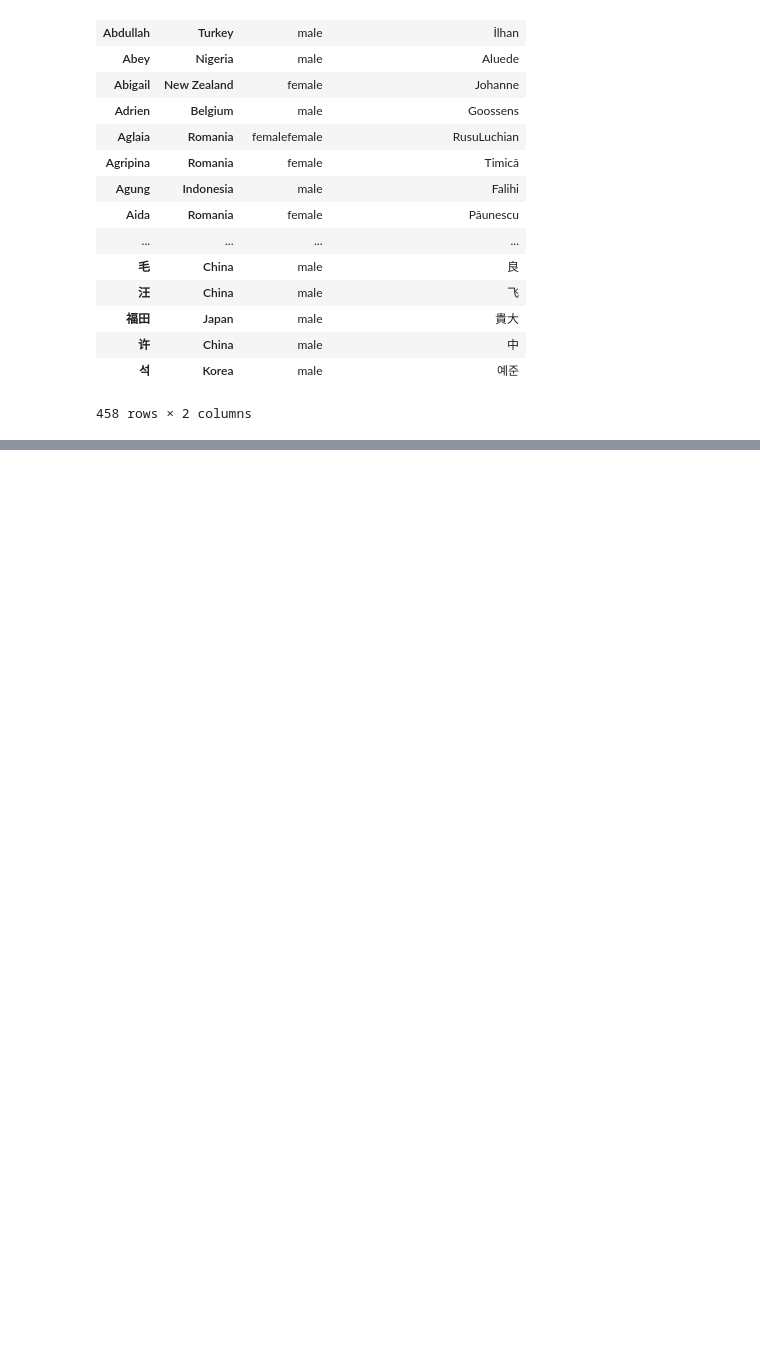
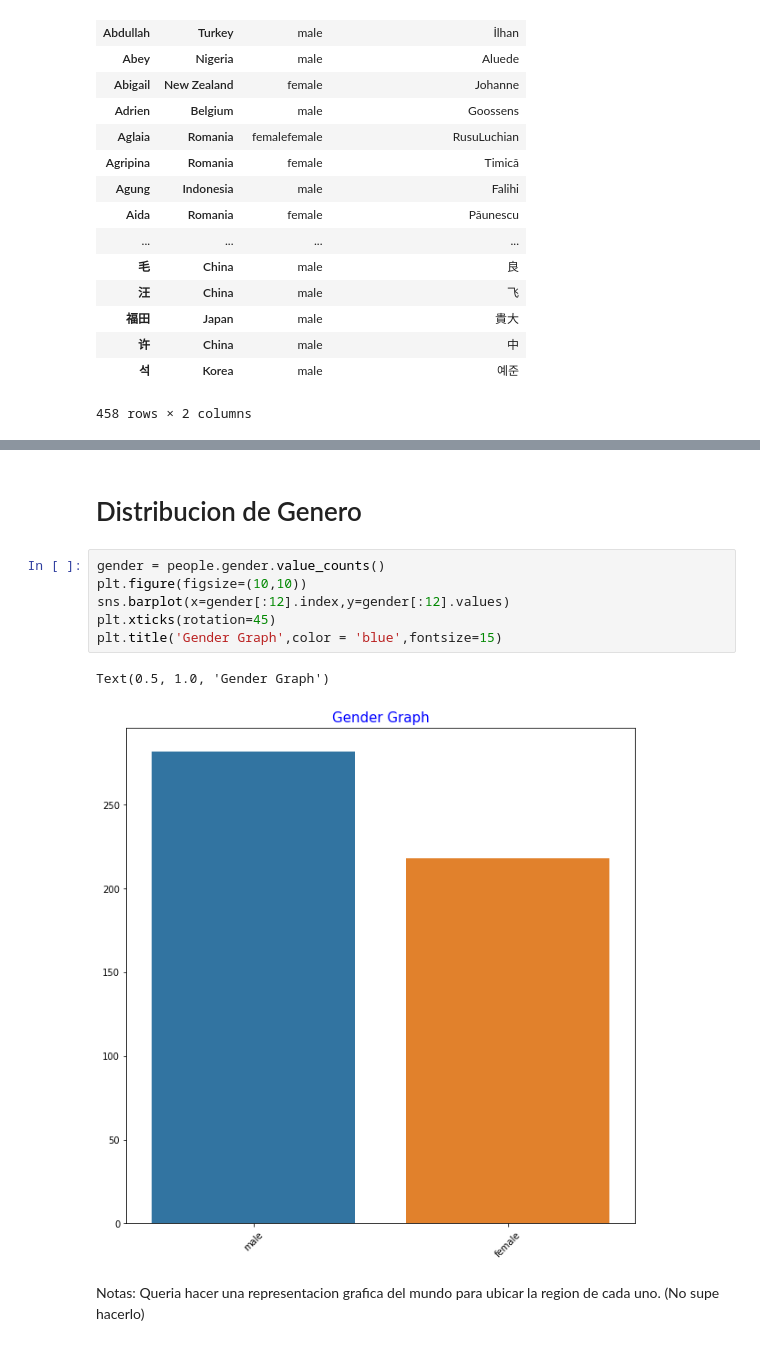
Before and after one commit to alejandrofrank/datamad0119, a Jupyter notebook: module-1/web-project/your-code/main.ipynb, the cells around one changed output, grey strips where cells are left out. Drawn from its saved outputs; the diff is of its cells as text; blank space fills up the shorter version.

```diff
--- a/module-1/web-project/your-code/main.ipynb
+++ b/module-1/web-project/your-code/main.ipynb
@@ -83,0 +106,13 @@ Text(0.5, 1.0, 'Most common name')
+# %% [markdown]
+# Distribucion de Genero
+# %%
+gender = people.gender.value_counts()
+plt.figure(figsize=(10,10))
+sns.barplot(x=gender[:12].index,y=gender[:12].values)
+plt.xticks(rotation=45)
+plt.title('Gender Graph',color = 'blue',fontsize=15)
+# %% [output]
+Text(0.5, 1.0, 'Gender Graph')
+[figure, added]
+# %% [markdown]
+ Notas: Queria hacer una representacion grafica del mundo para ubicar la region de cada uno. (No supe hacerlo)
```
Also changed, not shown: parts of 9 cells of this notebook.
